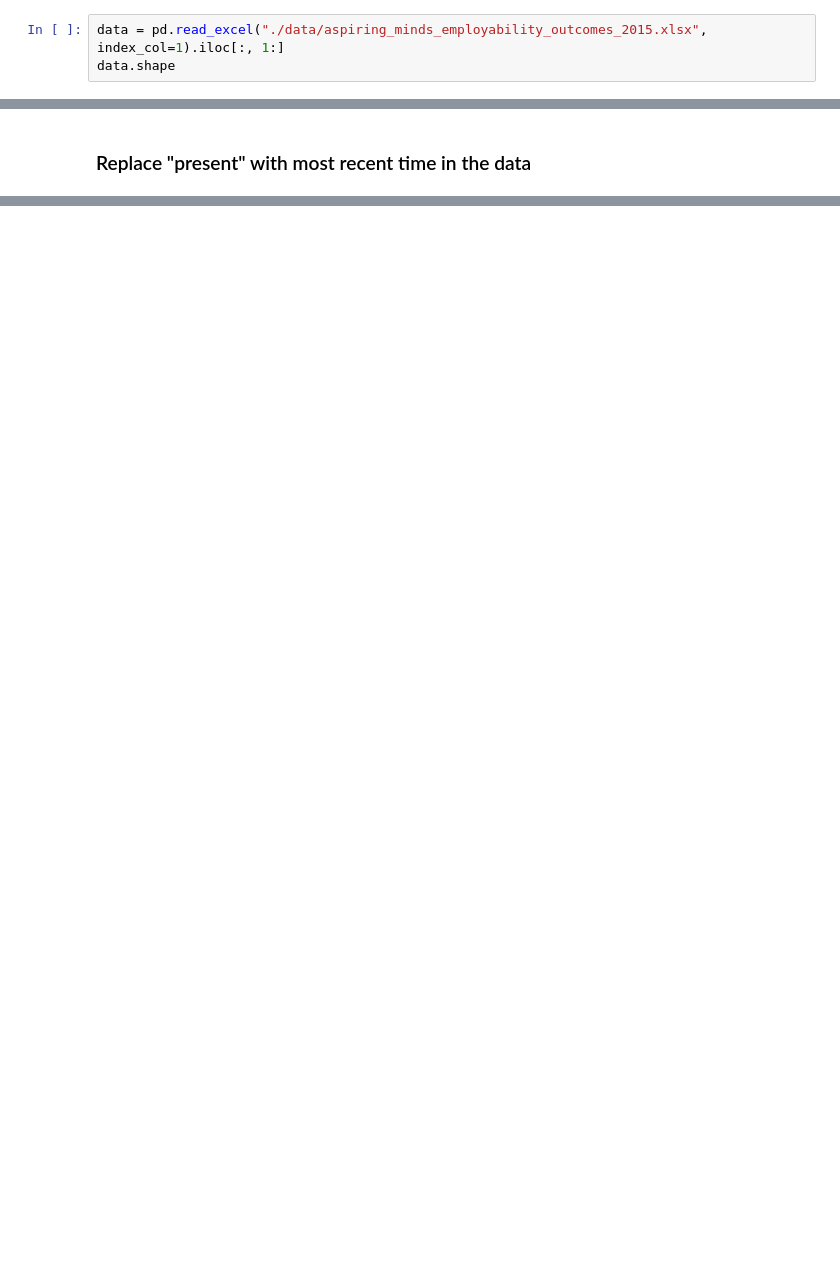
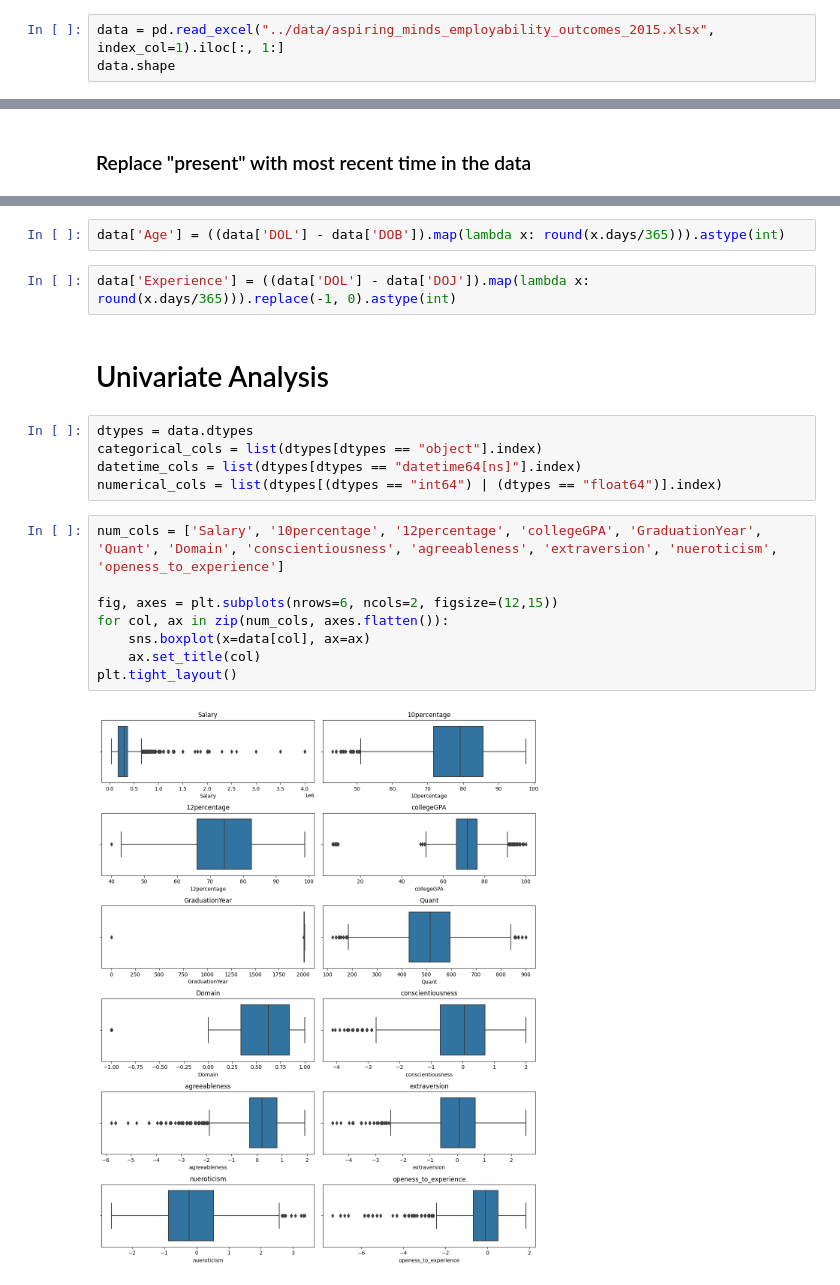
Before and after one commit to cse-vaibhav/Employability-Data-Analysis, a Jupyter notebook: notebooks/EDA.ipynb, the cells around one changed output, grey strips where cells are left out. Cells and saved outputs as stored; diff of their text form; blank space fills up the shorter version.

```diff
--- a/notebooks/EDA.ipynb
+++ b/notebooks/EDA.ipynb
@@ -5,6 +10,6 @@ import matplotlib.pyplot as plt
 %matplotlib inline
 # %%
-data = pd.read_excel("./data/aspiring_minds_employability_outcomes_2015.xlsx", index_col=1).iloc[:, 1:]
+data = pd.read_excel("../data/aspiring_minds_employability_outcomes_2015.xlsx", index_col=1).iloc[:, 1:]
 data.shape
 # %% [output]
 (3998, 37)
@@ -49,0 +52,21 @@ datetime.datetime(2015, 12, 1, 0, 0)
+# %%
+data['Age'] = ((data['DOL'] - data['DOB']).map(lambda x: round(x.days/365))).astype(int)
+# %%
+data['Experience'] = ((data['DOL'] - data['DOJ']).map(lambda x: round(x.days/365))).replace(-1, 0).astype(int)
+# %% [markdown]
+# Univariate Analysis
+# %%
+dtypes = data.dtypes
+categorical_cols = list(dtypes[dtypes == "object"].index)
+datetime_cols = list(dtypes[dtypes == "datetime64[ns]"].index)
+numerical_cols = list(dtypes[(dtypes == "int64") | (dtypes == "float64")].index)
+# %%
+num_cols = ['Salary', '10percentage', '12percentage', 'collegeGPA', 'GraduationYear', 'Quant', 'Domain', 'conscientiousness', 'agreeableness', 'extraversion', 'nueroticism', 'openess_to_experience']
+
+fig, axes = plt.subplots(nrows=6, ncols=2, figsize=(12,15))
+for col, ax in zip(num_cols, axes.flatten()):
+    sns.boxplot(x=data[col], ax=ax)
+    ax.set_title(col)
+plt.tight_layout()
+# %% [output]
+[figure, added]
```
Also changed, not shown: parts of 22 cells of this notebook, 1 other file.
